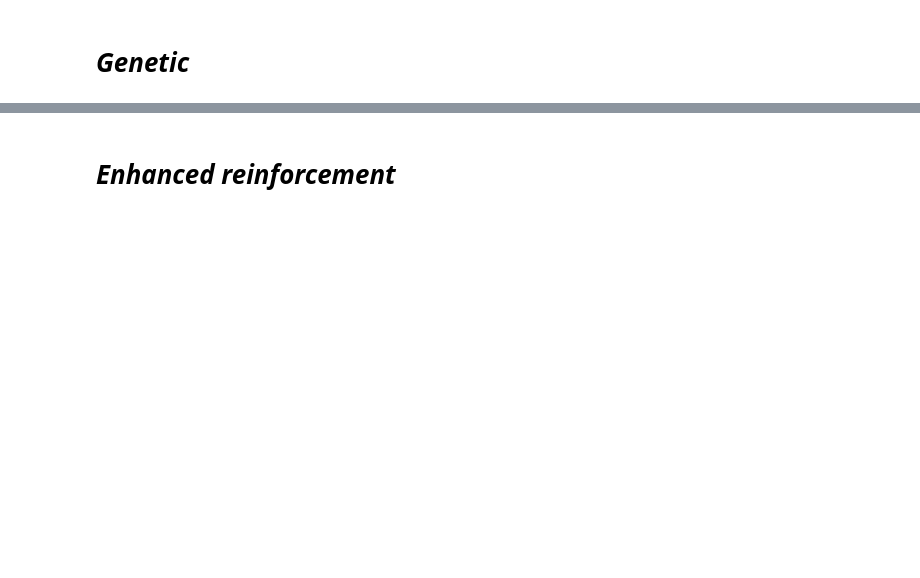
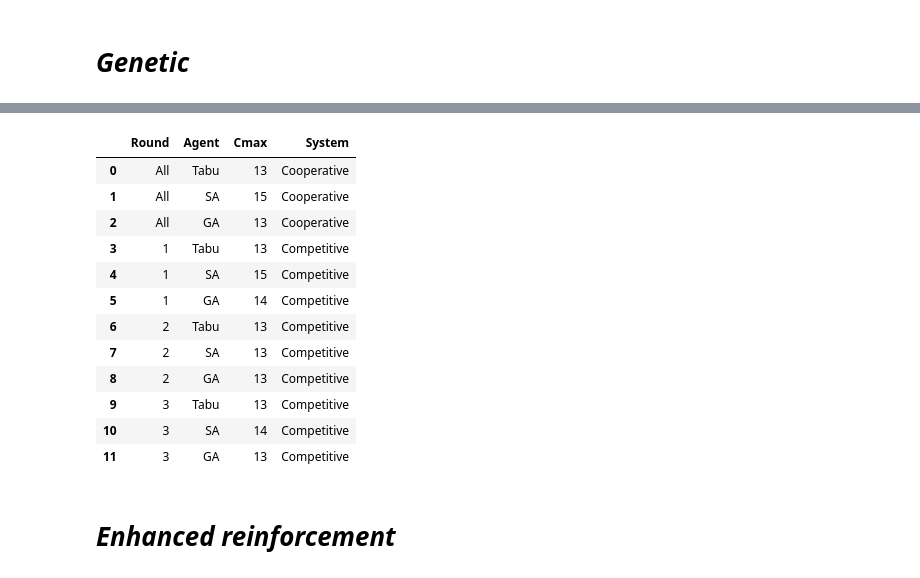
Before and after one commit to Joseph-elias/Multi-Agent-System-for-Optimization-with-Q-Learning, a Jupyter notebook: multi_agent_system.ipynb, the cells around one changed output, grey strips where cells are left out. Drawn from its saved outputs; the diff is of its cells as text; code cells hidden in the pictures; blank space fills up the shorter version.

```diff
--- a/multi_agent_system.ipynb
+++ b/multi_agent_system.ipynb
@@ -905,3 +765,19 @@ AssertionError: Patient 1 starts with Op5, not Op1!
+# %%
+all_results
+# %% [output]
+|  | Round | Agent | Cmax | System |
+| 0 | All | Tabu | 13 | Cooperative |
+| 1 | All | SA | 15 | Cooperative |
+| 2 | All | GA | 13 | Cooperative |
+| 3 | 1 | Tabu | 13 | Competitive |
+| 4 | 1 | SA | 15 | Competitive |
+| 5 | 1 | GA | 14 | Competitive |
+| 6 | 2 | Tabu | 13 | Competitive |
+| 7 | 2 | SA | 13 | Competitive |
+| 8 | 2 | GA | 13 | Competitive |
+| 9 | 3 | Tabu | 13 | Competitive |
+| 10 | 3 | SA | 14 | Competitive |
+| 11 | 3 | GA | 13 | Competitive |
 # %% [markdown]
 # ***Enhanced reinforcement***
 # %%
```
Also changed, not shown: parts of 9 cells of this notebook, 1 other file.
